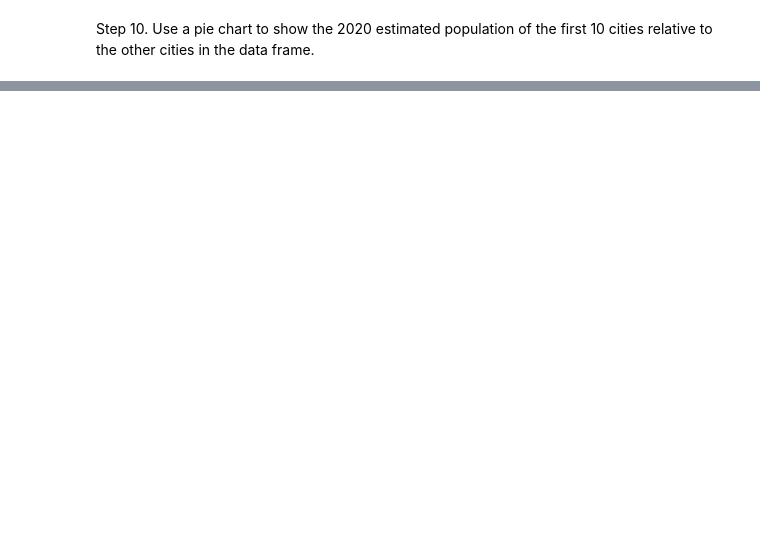
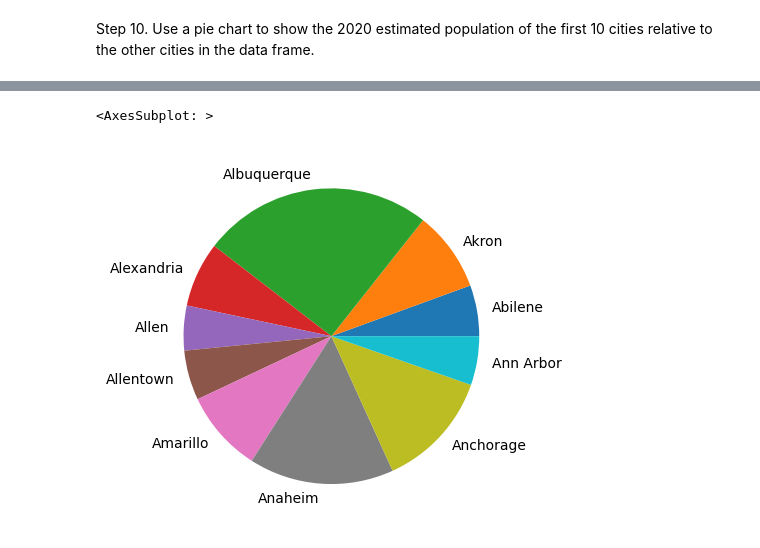
Before and after one commit to t4d-classes/advanced-python_03062023, a Jupyter notebook: jupyter/exercises/05_Exercise.ipynb, the cells around one changed output, grey strips where cells are left out. Saved outputs shown, nothing was run; the diff lists cells and outputs as text; code cells hidden in the pictures; blank space fills up the shorter version.

```diff
--- a/jupyter/exercises/05_Exercise.ipynb
+++ b/jupyter/exercises/05_Exercise.ipynb
@@ -42,0 +183,5 @@ Step 10. Use a pie chart to show the 2020 estimated population of the first 10 c
+# %%
+cities.head(10).plot.pie(y='2020 Estimate', ylabel='', legend=False)
+# %% [output]
+<AxesSubplot: >
+[figure, added]
```
Also changed, not shown: parts of 10 cells of this notebook, 14 other files.
